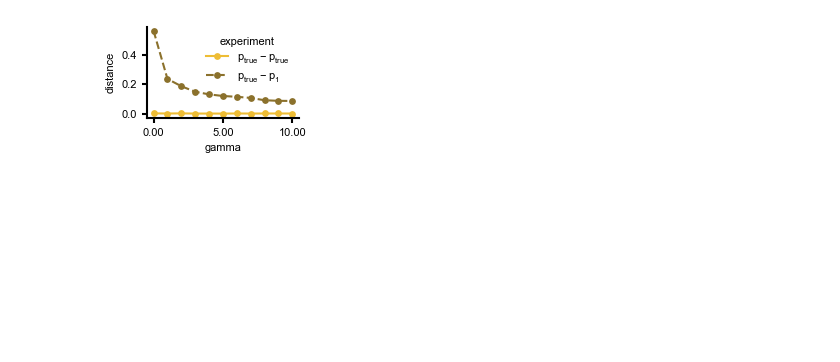
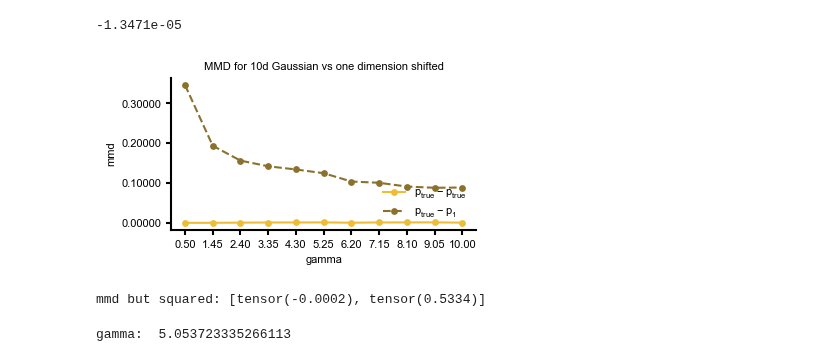
Before and after one commit to mackelab/labproject, a Jupyter notebook: docs/notebooks/mmd_sbi_vs_our.ipynb, the cells around one changed output. Drawn from its saved outputs; the diff is of its cells as text; code cells hidden in the pictures; blank space fills up the shorter version.

```diff
--- a/docs/notebooks/mmd_sbi_vs_our.ipynb
+++ b/docs/notebooks/mmd_sbi_vs_our.ipynb
@@ -77,10 +69,9 @@ class Metric:
     def __call__(self, x: Tensor, y: Tensor) -> Tensor:
         return self.func(x, y, **self.kwargs)
 
-
 class DistComp:
     def __init__(self, dataset1: Tensor, dataset2: Tensor, metric: Metric,
-                 n_perms: int = 1, perm_size=1000, descr=""):
+                 n_perms: int = 1, perm_size=5000, descr=""):
         self.dataset1 = dataset1
         self.dataset2 = dataset2
         self.metric = metric
@@ -108,7 +99,7 @@ class DistComp:
         return pd.DataFrame({"metric": metric, "distance": distance, "split_ind": split_ind})
 # %%
 metrics = []
-gammas = np.linspace(0.1, 10, 11)
+gammas = np.linspace(0.5, 10, 11)
 for gamma in gammas:
     metrics.append(Metric(f'{gamma}', mmd_rbf, gamma=gamma))
 
@@ -138,36 +129,41 @@ import pandas as pd
 def cm2inch(cm, INCH=2.54):
     if isinstance(cm, tuple):
         return tuple(i / INCH for i in cm)
     else:
         return cm / INCH
 
 # Combine data from all experiments into a single dataframe
 all_data = pd.concat([experiment.reformat_df(experiment.results_df).assign(experiment=experiment.descr) for experiment in experiments])
 
-fig, ax = plt.subplots(figsize=cm2inch((5, 3)))
+fig, ax = plt.subplots(figsize=cm2inch((10, 5)))
 
 def generate_palette(hex_color, n_colors=5, saturation="light"):
     if saturation == "light":
         palette = sns.light_palette(hex_color, n_colors=n_colors, as_cmap=False)
     elif saturation == "dark":
         palette = sns.dark_palette(hex_color, n_colors=n_colors, as_cmap=False)
     return palette
 
 col_dark = generate_palette("#eebd35", saturation='dark')[2]
 col_light = generate_palette("#eebd35", saturation='light')[-1]
 
 colors = [col_light, col_dark]
 
 # Assign linestyles based on the experiment
 linestyles = ['-', '--']  # solid line, dashed line
 
 sns.pointplot(data=all_data, x="metric", y="distance", hue="experiment", ax=ax, palette=colors, linestyles=linestyles, linewidth=1.5)
 
 # Format x-tick labels to show only the first two digits after the decimal point
-ax.xaxis.set_major_formatter(plt.FuncFormatter(lambda x, _: '{:.2f}'.format(x)))
-ax.set_xticks(x_ticks[::5])
-ax.set_ylabel('distance')
+ax.set_xticklabels([f'{tick:.2f}' for tick in gammas])
+#do the same for the y axis
+ax.set_yticklabels([f'{tick:.5f}' for tick in ax.get_yticks()])
+ax.legend(loc='lower right')
+ax.title.set_text('MMD for 10d Gaussian vs one dimension shifted')
+ax.set_ylabel('mmd')
 ax.set_xlabel('gamma')
-plt.savefig("gamma.pdf",bbox_inches='tight',transparent=True)
+#plt.savefig("gamma.pdf",bbox_inches='tight',transparent=True)
+-1.3471e-05
 # %% [output]
+-1.3471e-05
-[figure, old version]
+[figure, new version]
@@ -193,0 +746,22 @@ plt.show()
+# %%
+datasets = [
+    (gaussian_samples_tensor, gaussian_samples_tensor ),
+    (gaussian_samples_tensor, p1),
+]
+
+experiments = []
+
+
+for dataset in datasets:
+    experiments.append(
+        mmd(dataset[0].unsqueeze(1), dataset[1].unsqueeze(1))
+    )
+
+
+print('mmd but squared:', experiments)
+# %% [output]
+mmd but squared: [tensor(-0.0002), tensor(0.5334)]
+# %%
+print('gamma: ', torch.median(torch.pdist(gaussian_samples_tensor.unsqueeze(1))).item())
+# %% [output]
+gamma:  5.053723335266113
```
Also changed, not shown: parts of 4 cells of this notebook.
